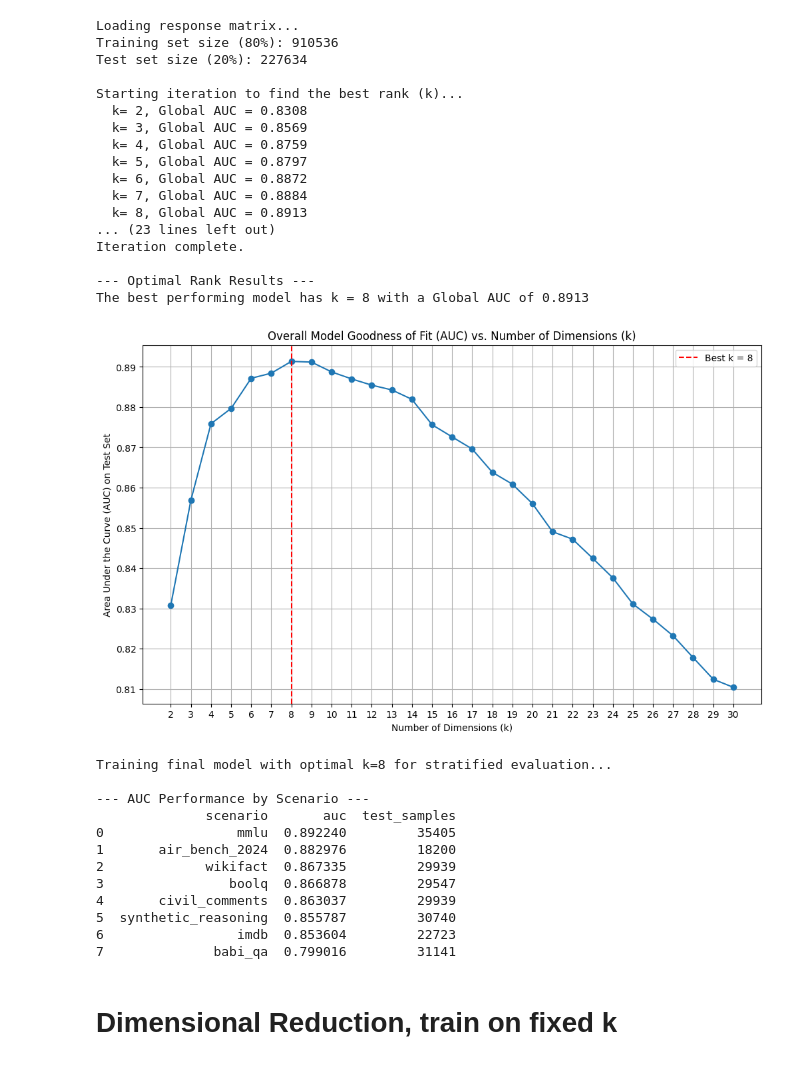
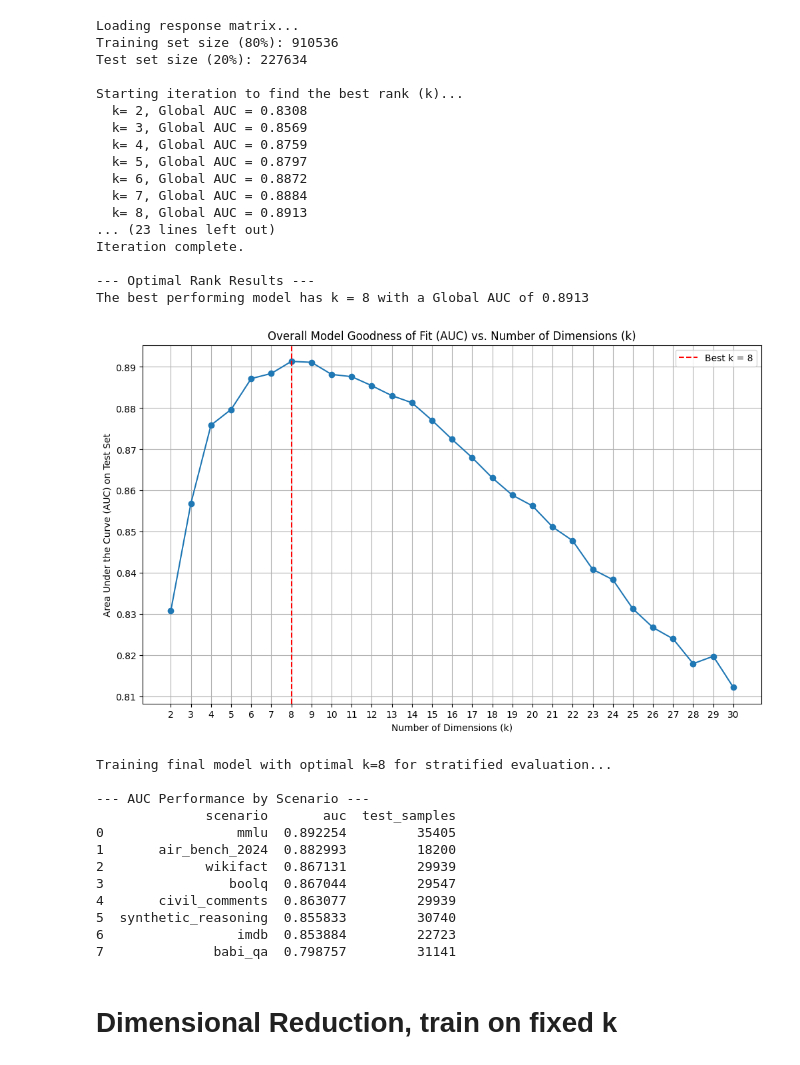
Before and after one commit to ronanhansel/reeval-multi, a Jupyter notebook: factor_analysis/item.ipynb, the cells around one changed output. Cells and saved outputs as stored; diff of their text form; code cells hidden in the pictures.

```diff
--- a/factor_analysis/item.ipynb
+++ b/factor_analysis/item.ipynb
@@ -247,7 +137,7 @@ warnings.filterwarnings("ignore", category=RuntimeWarning)
 # ===================================================================
 print("Loading response matrix...")
 # Note: Ensure the path to your data file is correct.
-resmat = pd.read_pickle("../data/resmat_under_thresh2000.pkl")
+resmat = pd.read_pickle("../data/resmat_2000.pkl")
 
 # Find the locations (row, col indices) of all non-missing values
 non_nan_indices = np.argwhere(resmat.notna().values)
@@ -350,46 +240,46 @@ for scenario in unique_scenarios:
     s_test_rows, s_test_cols = scenario_test_indices[:, 0], scenario_test_indices[:, 1]
     s_true_values = resmat.values[s_test_rows, s_test_cols]
     s_predicted_values = prediction_matrix_final[s_test_rows, s_test_cols]
 
     # Check if there's more than one class (0s and 1s) to calculate AUC
     if len(np.unique(s_true_values)) > 1:
         auc = roc_auc_score(s_true_values, s_predicted_values)
         stratified_results.append({'scenario': scenario, 'auc': auc, 'test_samples': len(s_true_values)})
 
 # Display the stratified results in a clean DataFrame
 stratified_df = pd.DataFrame(stratified_results).sort_values(by='auc', ascending=False).reset_index(drop=True)
 print(stratified_df)
 # %% [output]
 Loading response matrix...
 Training set size (80%): 910536
 Test set size (20%): 227634
 
 Starting iteration to find the best rank (k)...
   k= 2, Global AUC = 0.8308
   k= 3, Global AUC = 0.8569
   k= 4, Global AUC = 0.8759
   k= 5, Global AUC = 0.8797
   k= 6, Global AUC = 0.8872
   k= 7, Global AUC = 0.8884
   k= 8, Global AUC = 0.8913
 ... (23 lines left out)
 Iteration complete.
 
 --- Optimal Rank Results ---
 The best performing model has k = 8 with a Global AUC of 0.8913
-[figure, old version]
+[figure, new version]
 Training final model with optimal k=8 for stratified evaluation...
 
 --- AUC Performance by Scenario ---
               scenario       auc  test_samples
-0                 mmlu  0.892240         35405
-1       air_bench_2024  0.882976         18200
-2             wikifact  0.867335         29939
-3                boolq  0.866878         29547
-4       civil_comments  0.863037         29939
-5  synthetic_reasoning  0.855787         30740
-6                 imdb  0.853604         22723
-7              babi_qa  0.799016         31141
+0                 mmlu  0.892254         35405
+1       air_bench_2024  0.882993         18200
+2             wikifact  0.867131         29939
+3                boolq  0.867044         29547
+4       civil_comments  0.863077         29939
+5  synthetic_reasoning  0.855833         30740
+6                 imdb  0.853884         22723
+7              babi_qa  0.798757         31141
 # %% [markdown]
 # Dimensional Reduction, train on fixed k
 # %%
```
Also changed, not shown: parts of 22 cells of this notebook, 5 other files.
